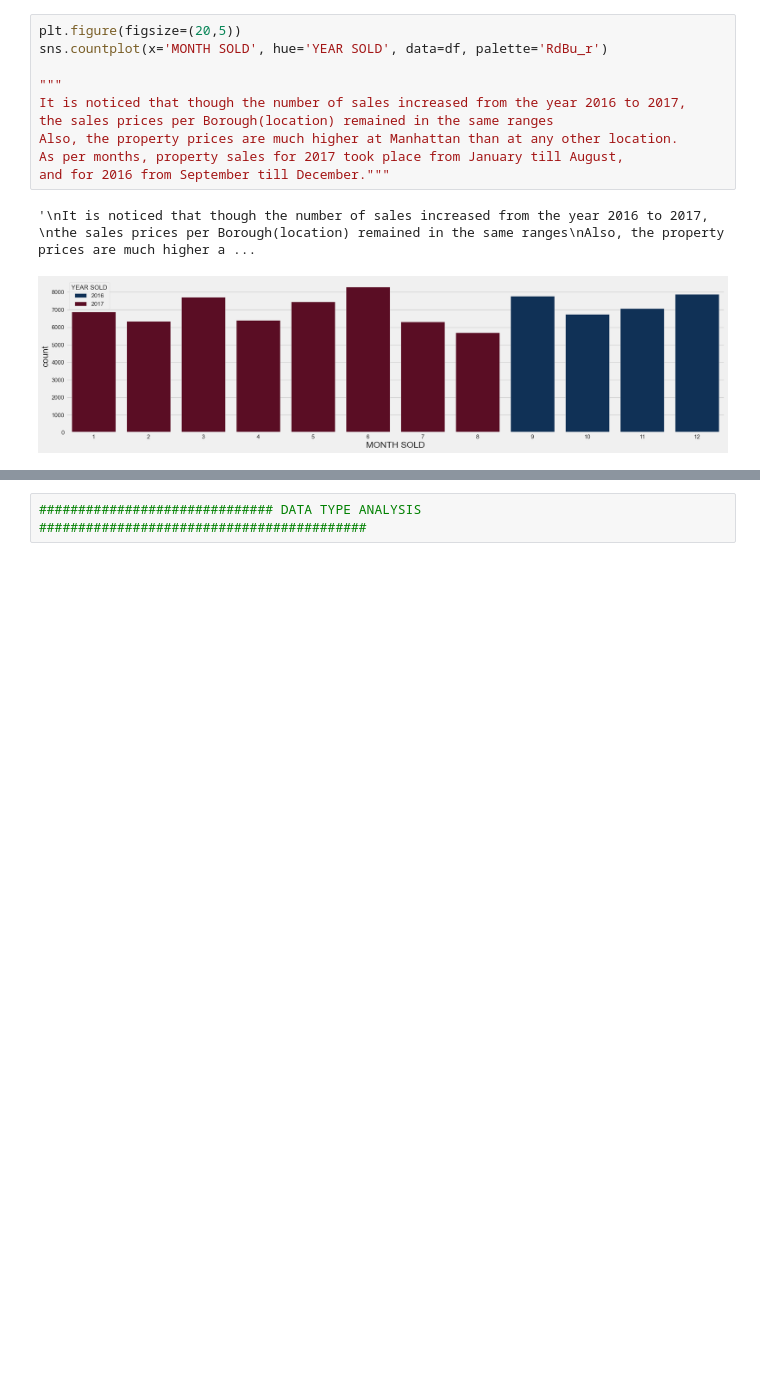
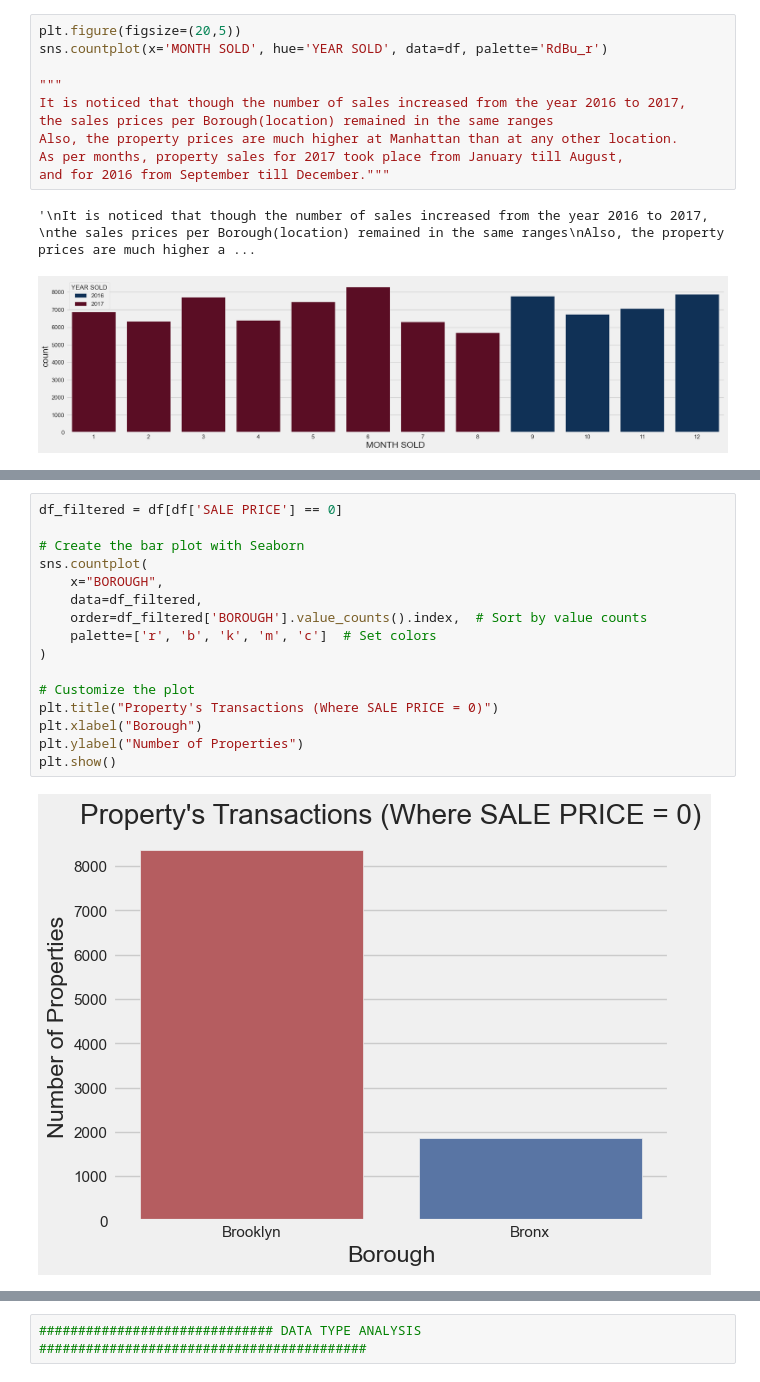
Before and after one commit to baha-ulug/exploratory-analysis, a Jupyter notebook: exploratory_analysis.ipynb, the cells around one changed output, grey strips where cells are left out. Drawn from its saved outputs; the diff is of its cells as text; blank space fills up the shorter version.

Commit message:
visualizations are edited.

```diff
--- a/exploratory_analysis.ipynb
+++ b/exploratory_analysis.ipynb
@@ -211,0 +204,18 @@ and for 2016 from September till December."""
+# %%
+df_filtered = df[df['SALE PRICE'] == 0]
+
+# Create the bar plot with Seaborn
+sns.countplot(
+    x="BOROUGH",
+    data=df_filtered,
+    order=df_filtered['BOROUGH'].value_counts().index,  # Sort by value counts
+    palette=['r', 'b', 'k', 'm', 'c']  # Set colors
+)
+
+# Customize the plot
+plt.title("Property's Transactions (Where SALE PRICE = 0)")
+plt.xlabel("Borough")
+plt.ylabel("Number of Properties")
+plt.show()
+# %% [output]
+[figure, added]
```
Also changed, not shown: parts of 38 cells of this notebook.
